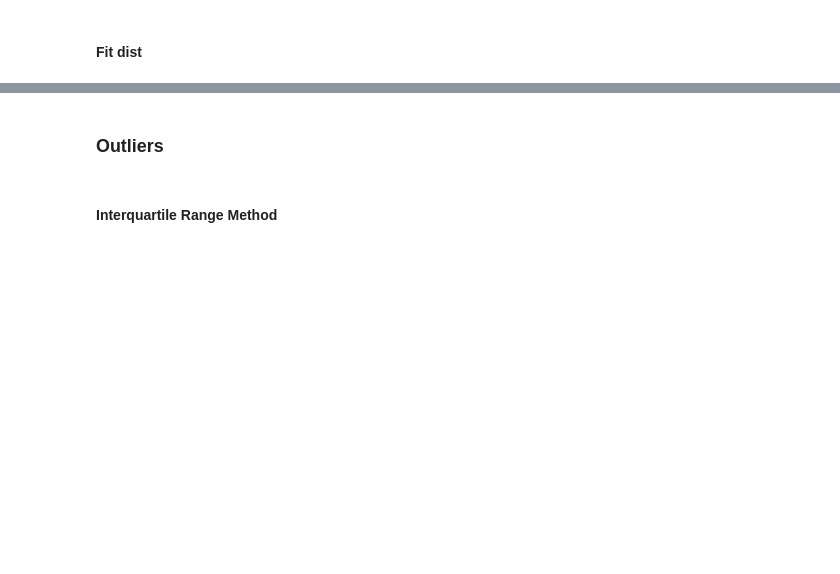
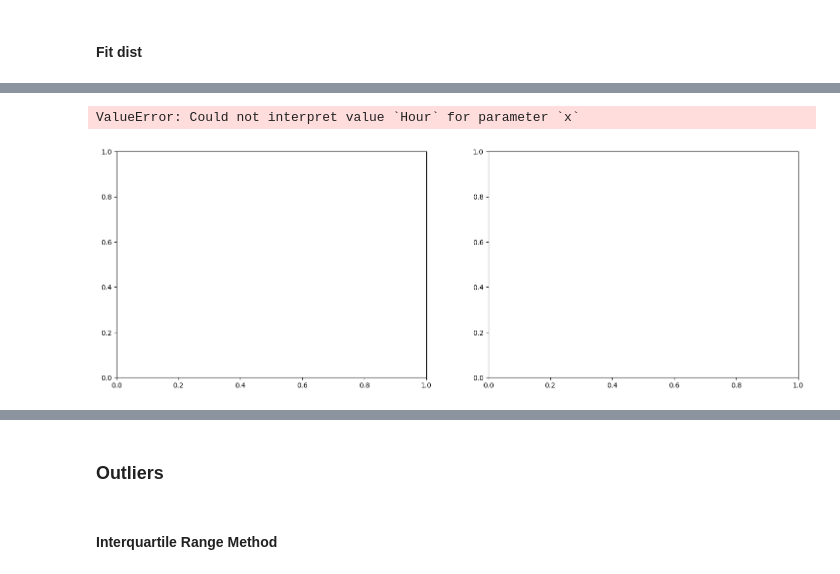
Before and after one commit to leobt23/Applications_DSE, a Jupyter notebook: code/data_exploration.ipynb, the cells around one changed output, grey strips where cells are left out. Drawn from its saved outputs; the diff is of its cells as text; code cells hidden in the pictures; blank space fills up the shorter version.

```diff
--- a/code/data_exploration.ipynb
+++ b/code/data_exploration.ipynb
@@ -465,0 +542,9 @@ for feature in df_modified.columns:
+# %%
+fig, (ax1, ax2) = plt.subplots(ncols=2, figsize=(18,6))
+s = sns.lineplot(ax = ax1, x="Hour", y="Transactions", data=df.loc[df.Class==0], color="green")
+s = sns.lineplot(ax = ax2, x="Hour", y="Transactions", data=df.loc[df.Class==1], color="red")
+plt.suptitle("Total Number of Transactions")
+plt.show()
+# %% [output]
+ValueError: Could not interpret value `Hour` for parameter `x`
+[figure, added]
```
Also changed, not shown: parts of 40 cells of this notebook, 1 other file.
